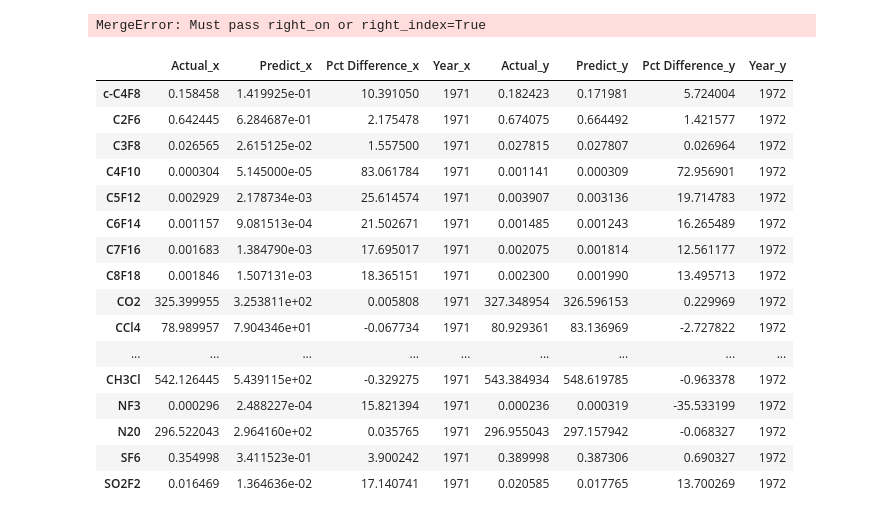
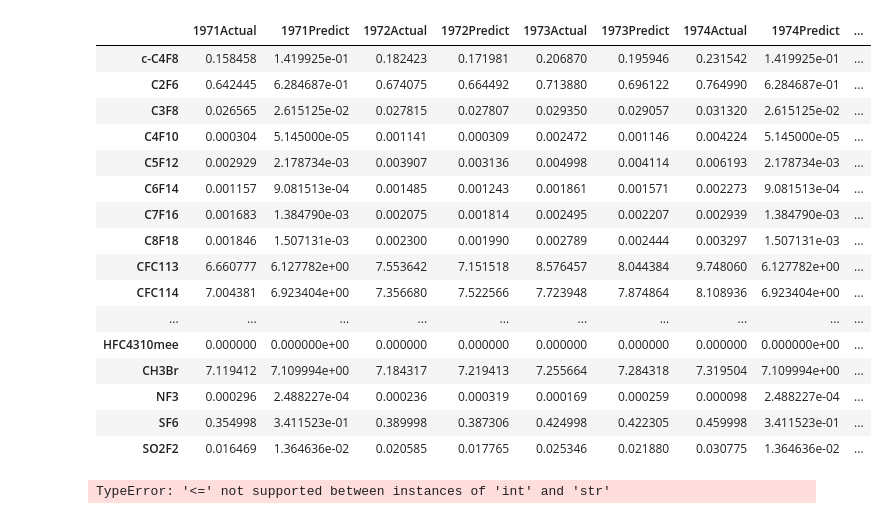
Before and after one commit to hkd8/Final-Project, a Jupyter notebook: 1970to1980 Predictions.ipynb, the cells around one changed output. Drawn from its saved outputs; the diff is of its cells as text; code cells hidden in the pictures.

```diff
--- a/1970to1980 Predictions.ipynb
+++ b/1970to1980 Predictions.ipynb
@@ -520,27 +539,55 @@ clean_summary_1977_1950to1970slope["Year"] = year_1977
 clean_summary_1978_1950to1970slope["Year"] = year_1978
 clean_summary_1979_1950to1970slope["Year"] = year_1979
 clean_summary_1980_1950to1970slope["Year"] = year_1980
-# %%
-merge_test = pd.merge(clean_summary_1971_1950to1970slope, clean_summary_1972_1950to1970slope, left_index=True)
-# %% [output]
-MergeError: Must pass right_on or right_index=True
-# %%
-merge_test
-# %% [output]
-|  | Actual_x | Predict_x | Pct Difference_x | Year_x | Actual_y | Predict_y | Pct Difference_y | Year_y |
-| c-C4F8 | 0.158458 | 1.419925e-01 | 10.391050 | 1971 | 0.182423 | 0.171981 | 5.724004 | 1972 |
-| C2F6 | 0.642445 | 6.284687e-01 | 2.175478 | 1971 | 0.674075 | 0.664492 | 1.421577 | 1972 |
-| C3F8 | 0.026565 | 2.615125e-02 | 1.557500 | 1971 | 0.027815 | 0.027807 | 0.026964 | 1972 |
-| C4F10 | 0.000304 | 5.145000e-05 | 83.061784 | 1971 | 0.001141 | 0.000309 | 72.956901 | 1972 |
-| C5F12 | 0.002929 | 2.178734e-03 | 25.614574 | 1971 | 0.003907 | 0.003136 | 19.714783 | 1972 |
-| C6F14 | 0.001157 | 9.081513e-04 | 21.502671 | 1971 | 0.001485 | 0.001243 | 16.265489 | 1972 |
-| C7F16 | 0.001683 | 1.384790e-03 | 17.695017 | 1971 | 0.002075 | 0.001814 | 12.561177 | 1972 |
-| C8F18 | 0.001846 | 1.507131e-03 | 18.365151 | 1971 | 0.002300 | 0.001990 | 13.495713 | 1972 |
-| CO2 | 325.399955 | 3.253811e+02 | 0.005808 | 1971 | 327.348954 | 326.596153 | 0.229969 | 1972 |
-| CCl4 | 78.989957 | 7.904346e+01 | -0.067734 | 1971 | 80.929361 | 83.136969 | -2.727822 | 1972 |
-| ... | ... | ... | ... | ... | ... | ... | ... | ... |
-| CH3Cl | 542.126445 | 5.439115e+02 | -0.329275 | 1971 | 543.384934 | 548.619785 | -0.963378 | 1972 |
-| NF3 | 0.000296 | 2.488227e-04 | 15.821394 | 1971 | 0.000236 | 0.000319 | -35.533199 | 1972 |
-| N20 | 296.522043 | 2.964160e+02 | 0.035765 | 1971 | 296.955043 | 297.157942 | -0.068327 | 1972 |
-| SF6 | 0.354998 | 3.411523e-01 | 3.900242 | 1971 | 0.389998 | 0.387306 | 0.690327 | 1972 |
-| SO2F2 | 0.016469 | 1.364636e-02 | 17.140741 | 1971 | 0.020585 | 0.017765 | 13.700269 | 1972 |
+# %%
+merge_test1 = pd.merge(clean_summary_1971_1950to1970slope, clean_summary_1972_1950to1970slope, left_index=True, right_index=True)
+merge_test2 = pd.merge(merge_test1, clean_summary_1973_1950to1970slope, left_index=True, right_index=True)
+merge_test2 = merge_test2.rename(columns={'Actual_x':'1971Actual', 'Predict_x': '1971Predict', 'Actual_y':'1972Actual',"Predict_y":"1972Predict","Actual":"1973Actual","Predict":"1973Predict"})
+merge_test3 = pd.merge(merge_test2, clean_summary_1974_1950to1970slope, left_index=True, right_index=True)
+merge_test3 = merge_test3.rename(columns={"Actual":"1974Actual","Predict":"1974Predict"})
+#merge_test3 = df.drop(["Pct Difference_x", "Year_x", "Year_y", "Pct Difference_x",], index=None, columns=None, level=None, inplace=False, errors='raise')
+merge_test3 = merge_test3.drop(['Pct Difference_x', 'Year_x', 'Year_y','Pct Difference_y'], axis=1)
+merge_test4 = pd.merge(merge_test3, clean_summary_1975_1950to1970slope, left_index=True, right_index=True)
+merge_test4 = merge_test4.rename(columns={"Actual":"1975Actual","Predict":"1975Predict"})
+merge_test4 = merge_test4.drop(['Pct Difference', 'Year'], axis=1)
+merge_test5 = pd.merge(merge_test4, clean_summary_1976_1950to1970slope, left_index=True, right_index=True)
+merge_test5 = merge_test5.rename(columns={"Actual":"1976Actual","Predict":"1976Predict"})
+merge_test5 = merge_test5.drop(['Pct Difference', 'Year'], axis=1)
+merge_test6 = pd.merge(merge_test5, clean_summary_1977_1950to1970slope, left_index=True, right_index=True)
+merge_test6 = merge_test6.rename(columns={"Actual":"1977Actual","Predict":"1977Predict"})
+merge_test6 = merge_test6.drop(['Pct Difference', 'Year'], axis=1)
+merge_test7 = pd.merge(merge_test6, clean_summary_1978_1950to1970slope, left_index=True, right_index=True)
+merge_test7 = merge_test7.rename(columns={"Actual":"1978Actual","Predict":"1978Predict"})
+merge_test7 = merge_test7.drop(['Pct Difference', 'Year'], axis=1)
+merge_test8 = pd.merge(merge_test7, clean_summary_1979_1950to1970slope, left_index=True, right_index=True)
+merge_test8 = merge_test8.rename(columns={"Actual":"1979Actual","Predict":"1979Predict"})
+merge_test8 = merge_test8.drop(['Pct Difference', 'Year'], axis=1)
+merge_final = pd.merge(merge_test8, clean_summary_1980_1950to1970slope, left_index=True, right_index=True)
+merge_final = merge_final.rename(columns={"Actual":"1980Actual","Predict":"1980Predict"})
+merge_final = merge_final.drop(['Pct Difference', 'Year'], axis=1)
+merge_final_no1000 = merge_final.drop(['CH4','CH3Cl'])
+merge_final_no200 = merge_final.drop(['CH4','CH3Cl','CO2','N20'])
+merge_final_no50 = merge_final_no200.drop(['CFC12','CFC11','CCl4','CF4','CH3CCl3','HCFC22'])
+merge_final_no50
+# %% [output]
+|  | 1971Actual | 1971Predict | 1972Actual | 1972Predict | 1973Actual | 1973Predict | 1974Actual | 1974Predict | ... |
+| c-C4F8 | 0.158458 | 1.419925e-01 | 0.182423 | 0.171981 | 0.206870 | 0.195946 | 0.231542 | 1.419925e-01 | ... |
+| C2F6 | 0.642445 | 6.284687e-01 | 0.674075 | 0.664492 | 0.713880 | 0.696122 | 0.764990 | 6.284687e-01 | ... |
+| C3F8 | 0.026565 | 2.615125e-02 | 0.027815 | 0.027807 | 0.029350 | 0.029057 | 0.031320 | 2.615125e-02 | ... |
+| C4F10 | 0.000304 | 5.145000e-05 | 0.001141 | 0.000309 | 0.002472 | 0.001146 | 0.004224 | 5.145000e-05 | ... |
+| C5F12 | 0.002929 | 2.178734e-03 | 0.003907 | 0.003136 | 0.004998 | 0.004114 | 0.006193 | 2.178734e-03 | ... |
+| C6F14 | 0.001157 | 9.081513e-04 | 0.001485 | 0.001243 | 0.001861 | 0.001571 | 0.002273 | 9.081513e-04 | ... |
+| C7F16 | 0.001683 | 1.384790e-03 | 0.002075 | 0.001814 | 0.002495 | 0.002207 | 0.002939 | 1.384790e-03 | ... |
+| C8F18 | 0.001846 | 1.507131e-03 | 0.002300 | 0.001990 | 0.002789 | 0.002444 | 0.003297 | 1.507131e-03 | ... |
+| CFC113 | 6.660777 | 6.127782e+00 | 7.553642 | 7.151518 | 8.576457 | 8.044384 | 9.748060 | 6.127782e+00 | ... |
+| CFC114 | 7.004381 | 6.923404e+00 | 7.356680 | 7.522566 | 7.723948 | 7.874864 | 8.108936 | 6.923404e+00 | ... |
+| ... | ... | ... | ... | ... | ... | ... | ... | ... | ... |
+| HFC4310mee | 0.000000 | 0.000000e+00 | 0.000000 | 0.000000 | 0.000000 | 0.000000 | 0.000000 | 0.000000e+00 | ... |
+| CH3Br | 7.119412 | 7.109994e+00 | 7.184317 | 7.219413 | 7.255664 | 7.284318 | 7.319504 | 7.109994e+00 | ... |
+| NF3 | 0.000296 | 2.488227e-04 | 0.000236 | 0.000319 | 0.000169 | 0.000259 | 0.000098 | 2.488227e-04 | ... |
+| SF6 | 0.354998 | 3.411523e-01 | 0.389998 | 0.387306 | 0.424998 | 0.422305 | 0.459998 | 3.411523e-01 | ... |
+| SO2F2 | 0.016469 | 1.364636e-02 | 0.020585 | 0.017765 | 0.025346 | 0.021880 | 0.030775 | 1.364636e-02 | ... |
+# %%
+query_merge = merge_final.query(1 <= '1971Predict' <= 10)
+# %% [output]
+TypeError: '<=' not supported between instances of 'int' and 'str'
```
Also changed, not shown: parts of 8 cells of this notebook.
